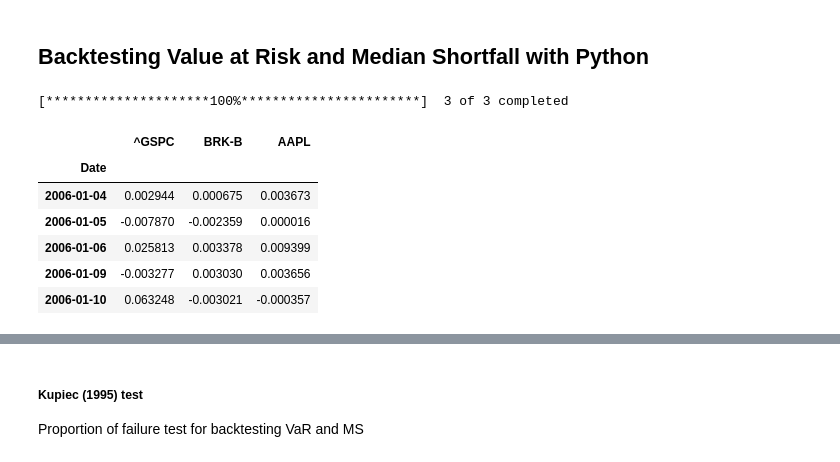
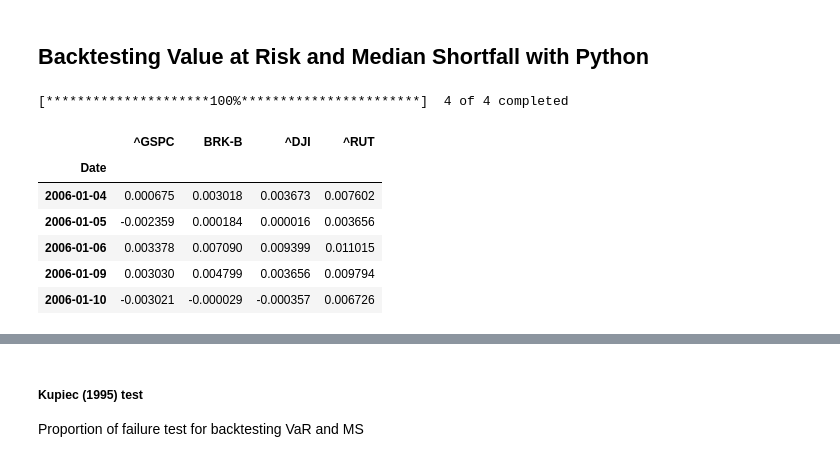
Before and after one commit to Kago496/median_shortfall-MS-, a Jupyter notebook: main.ipynb, the cells around one changed output, grey strips where cells are left out. Saved outputs shown, nothing was run; the diff lists cells and outputs as text; code cells hidden in the pictures.

```diff
--- a/main.ipynb
+++ b/main.ipynb
@@ -34,35 +34,35 @@ def median_shortfall(returns, confidence_level):
 # %%
 import numpy as np
 import pandas as pd
 import scipy.stats as st
 import yfinance as yf
 import warnings
 
 warnings.filterwarnings("ignore")
 
 # Credit risk regimes
 start = '2006-01-01'
 end = '2009-01-01'
 
 # List of assets
-assets = ['^GSPC', 'BRK-B', 'AAPL']
+assets = ['^GSPC', 'BRK-B', '^DJI', '^RUT']
 
 # Downloading the data
 data = yf.download(assets, start = start, end = end)
 data = data.loc[:,('Adj Close', slice(None))]
 data.columns = assets
 ret = data.pct_change(1).dropna()
 
-display(ret.head())
+ret.head()
 # %% [output]
-[*********************100%***********************]  3 of 3 completed
+[*********************100%***********************]  4 of 4 completed
-|  | ^GSPC | BRK-B | AAPL |
-| Date |  |  |  |
-| 2006-01-04 | 0.002944 | 0.000675 | 0.003673 |
-| 2006-01-05 | -0.007870 | -0.002359 | 0.000016 |
-| 2006-01-06 | 0.025813 | 0.003378 | 0.009399 |
-| 2006-01-09 | -0.003277 | 0.003030 | 0.003656 |
-| 2006-01-10 | 0.063248 | -0.003021 | -0.000357 |
+|  | ^GSPC | BRK-B | ^DJI | ^RUT |
+| Date |  |  |  |  |
+| 2006-01-04 | 0.000675 | 0.003018 | 0.003673 | 0.007602 |
+| 2006-01-05 | -0.002359 | 0.000184 | 0.000016 | 0.003656 |
+| 2006-01-06 | 0.003378 | 0.007090 | 0.009399 | 0.011015 |
+| 2006-01-09 | 0.003030 | 0.004799 | 0.003656 | 0.009794 |
+| 2006-01-10 | -0.003021 | -0.000029 | -0.000357 | 0.006726 |
 # %%
 n = ret.shape[0]
 
```
Also changed, not shown: parts of 7 cells of this notebook.
